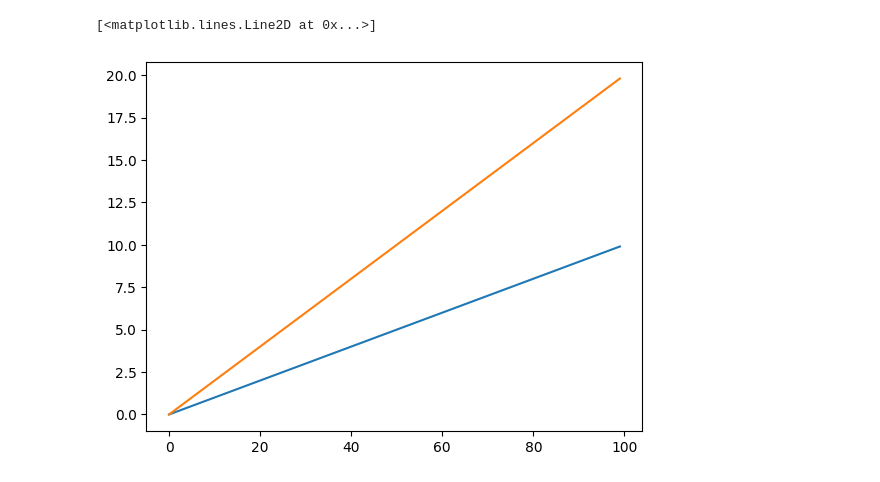
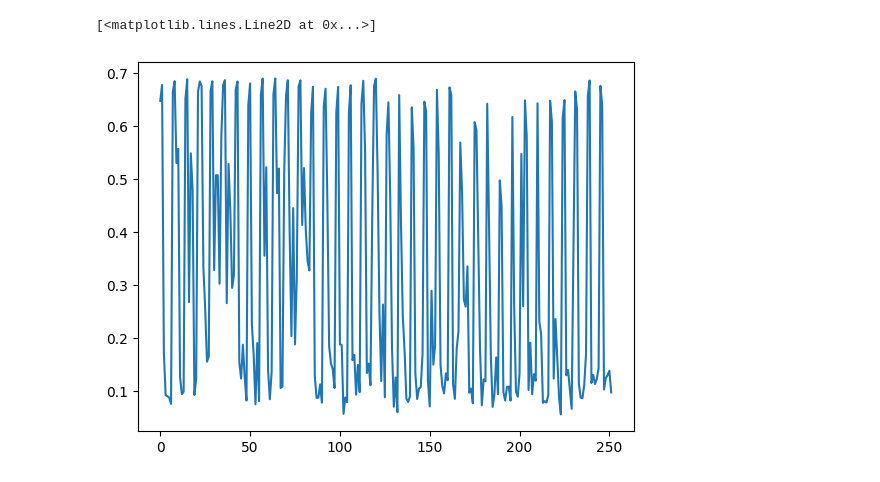
Before and after one commit to jaychotaliya987/Reservoir_Pytorch, a Jupyter notebook: Examples/Input_Discretization/test.ipynb, the cells around one changed output. Saved outputs shown, nothing was run; the diff lists cells and outputs as text; code cells hidden in the pictures.

```diff
--- a/Examples/Input_Discretization/test.ipynb
+++ b/Examples/Input_Discretization/test.ipynb
@@ -59,8 +70,0 @@ plt.plot(all_lyapunov)
-# %%
-time = np.arange(0, 10, 0.1)
-time2 = np.arange(0, 10, 0.1) * 2
-plt.plot(time)
-plt.plot(time2)
-# %% [output]
-[<matplotlib.lines.Line2D at 0x...>]
-[figure, removed]
@@ -69,0 +71,5 @@ preds = data_10[2]["predictions"]
+# %%
+plt.plot(all_jsdiv)
+# %% [output]
+[<matplotlib.lines.Line2D at 0x...>]
+[figure, added]
```
Also changed, not shown: parts of 9 cells of this notebook, 2 other files.
